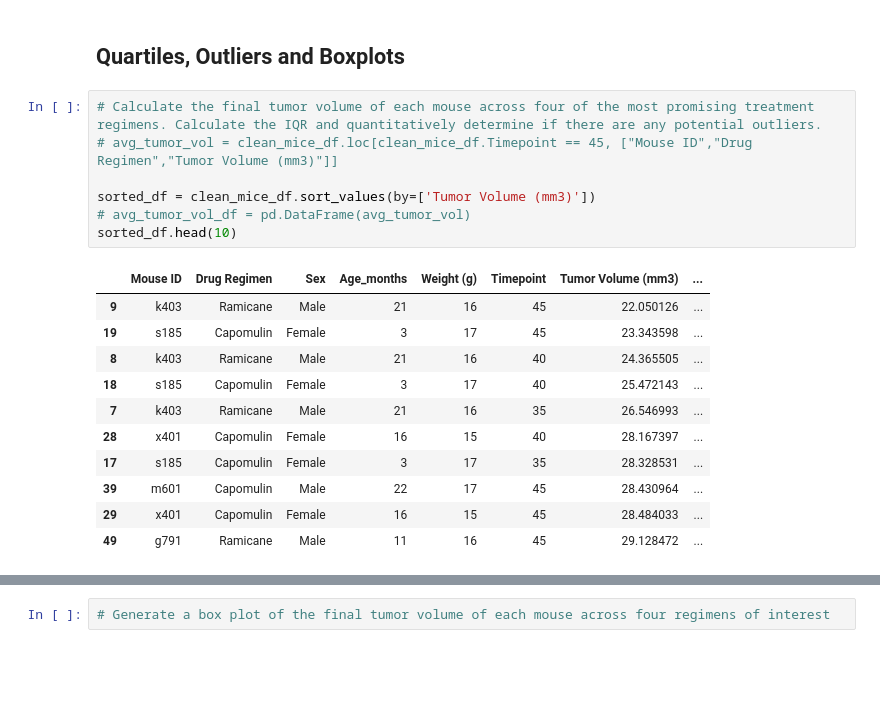
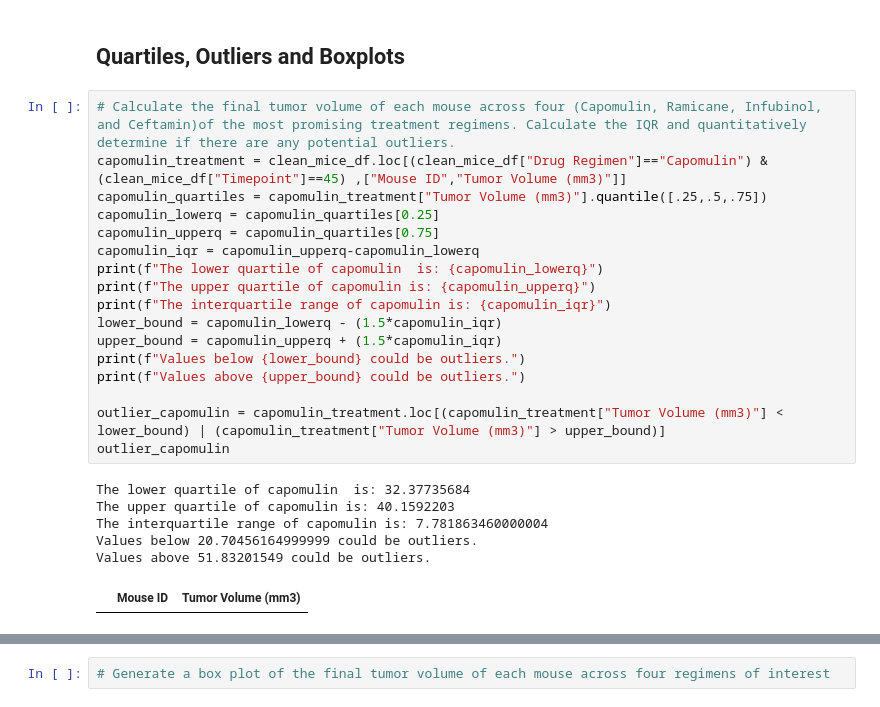
Before and after one commit to spunase/matplotlib-challenge, a Jupyter notebook: Pymaceuticals/pymaceuticals_starter.ipynb, the cells around one changed output, grey strips where cells are left out. Cells and saved outputs as stored; diff of their text form; blank space fills up the shorter version.

```diff
--- a/Pymaceuticals/pymaceuticals_starter.ipynb
+++ b/Pymaceuticals/pymaceuticals_starter.ipynb
@@ -243,22 +243,27 @@ plt.show()
 [figure]
 # %% [markdown]
 ## Quartiles, Outliers and Boxplots
-# %%
-# Calculate the final tumor volume of each mouse across four of the most promising treatment regimens. Calculate the IQR and quantitatively determine if there are any potential outliers.
-# avg_tumor_vol = clean_mice_df.loc[clean_mice_df.Timepoint == 45, ["Mouse ID","Drug Regimen","Tumor Volume (mm3)"]]
-
-sorted_df = clean_mice_df.sort_values(by=['Tumor Volume (mm3)'])
-# avg_tumor_vol_df = pd.DataFrame(avg_tumor_vol)
-sorted_df.head(10)
-# %% [output]
-|  | Mouse ID | Drug Regimen | Sex | Age_months | Weight (g) | Timepoint | Tumor Volume (mm3) | ... |
-| 9 | k403 | Ramicane | Male | 21 | 16 | 45 | 22.050126 | ... |
-| 19 | s185 | Capomulin | Female | 3 | 17 | 45 | 23.343598 | ... |
-| 8 | k403 | Ramicane | Male | 21 | 16 | 40 | 24.365505 | ... |
-| 18 | s185 | Capomulin | Female | 3 | 17 | 40 | 25.472143 | ... |
-| 7 | k403 | Ramicane | Male | 21 | 16 | 35 | 26.546993 | ... |
-| 28 | x401 | Capomulin | Female | 16 | 15 | 40 | 28.167397 | ... |
-| 17 | s185 | Capomulin | Female | 3 | 17 | 35 | 28.328531 | ... |
-| 39 | m601 | Capomulin | Male | 22 | 17 | 45 | 28.430964 | ... |
-| 29 | x401 | Capomulin | Female | 16 | 15 | 45 | 28.484033 | ... |
-| 49 | g791 | Ramicane | Male | 11 | 16 | 45 | 29.128472 | ... |
+# %%
+# Calculate the final tumor volume of each mouse across four (Capomulin, Ramicane, Infubinol, and Ceftamin)of the most promising treatment regimens. Calculate the IQR and quantitatively determine if there are any potential outliers.
+capomulin_treatment = clean_mice_df.loc[(clean_mice_df["Drug Regimen"]=="Capomulin") & (clean_mice_df["Timepoint"]==45) ,["Mouse ID","Tumor Volume (mm3)"]]
+capomulin_quartiles = capomulin_treatment["Tumor Volume (mm3)"].quantile([.25,.5,.75])
+capomulin_lowerq = capomulin_quartiles[0.25]
+capomulin_upperq = capomulin_quartiles[0.75]
+capomulin_iqr = capomulin_upperq-capomulin_lowerq
+print(f"The lower quartile of capomulin  is: {capomulin_lowerq}")
+print(f"The upper quartile of capomulin is: {capomulin_upperq}")
+print(f"The interquartile range of capomulin is: {capomulin_iqr}")
+lower_bound = capomulin_lowerq - (1.5*capomulin_iqr)
+upper_bound = capomulin_upperq + (1.5*capomulin_iqr)
+print(f"Values below {lower_bound} could be outliers.")
+print(f"Values above {upper_bound} could be outliers.")
+
+outlier_capomulin = capomulin_treatment.loc[(capomulin_treatment["Tumor Volume (mm3)"] < lower_bound) | (capomulin_treatment["Tumor Volume (mm3)"] > upper_bound)]
+outlier_capomulin
+# %% [output]
+The lower quartile of capomulin  is: 32.37735684
+The upper quartile of capomulin is: 40.1592203
+The interquartile range of capomulin is: 7.781863460000004
+Values below 20.70456164999999 could be outliers.
+Values above 51.83201549 could be outliers.
+|  | Mouse ID | Tumor Volume (mm3) |
```
Also changed, not shown: parts of 3 cells of this notebook.
